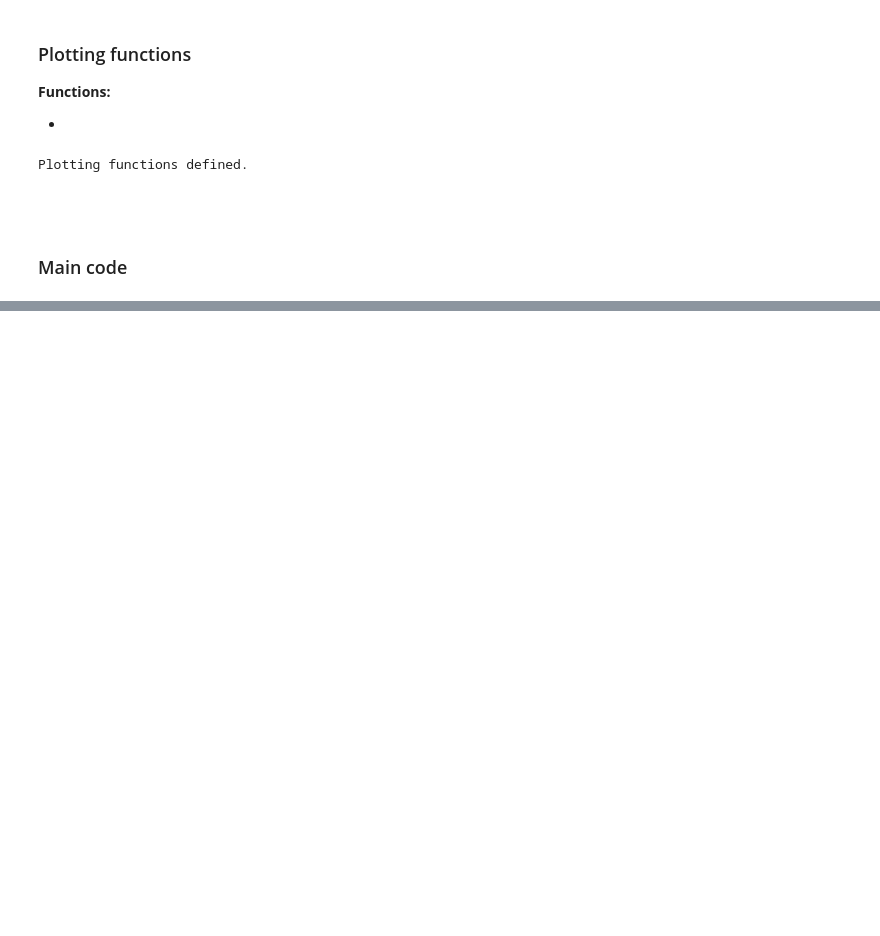
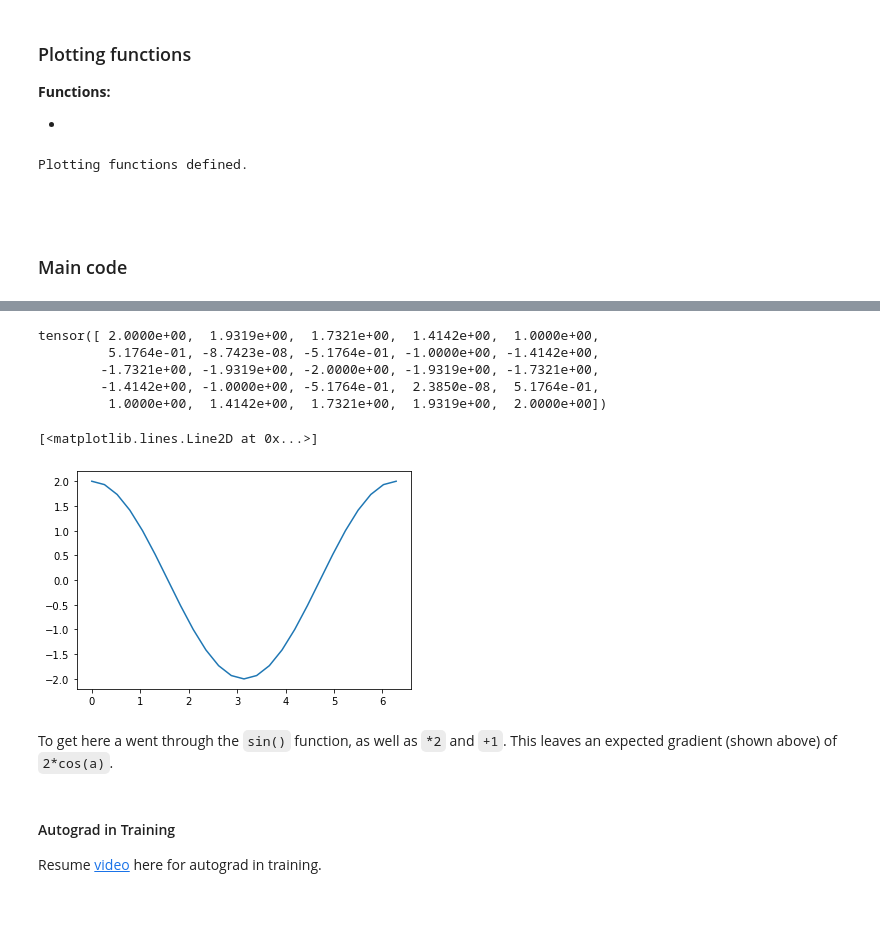
Before and after one commit to el1247/PytorchTesting, a Jupyter notebook: Tutorials/PytorchTestYT3_AutoGrad.ipynb, the cells around one changed output, grey strips where cells are left out. Cells and saved outputs as stored; diff of their text form; code cells hidden in the pictures; blank space fills up the shorter version.

```diff
--- a/Tutorials/PytorchTestYT3_AutoGrad.ipynb
+++ b/Tutorials/PytorchTestYT3_AutoGrad.ipynb
@@ -89,0 +115,6 @@ Plotting functions defined.
+# %%
+c = 2*b
+print(c)
+
+d = c + 1
+print(d)
@@ -89,0 +136,3 @@ Plotting functions defined.
+# %%
+out = d.sum()
+print(out)
@@ -90,2 +164,19 @@ Plotting functions defined.
+# %%
+out.backward()
+print(a.grad)
+plt.plot(a.detach(), a.grad.detach())
+# %% [output]
+tensor([ 2.0000e+00,  1.9319e+00,  1.7321e+00,  1.4142e+00,  1.0000e+00,
+         5.1764e-01, -8.7423e-08, -5.1764e-01, -1.0000e+00, -1.4142e+00,
+        -1.7321e+00, -1.9319e+00, -2.0000e+00, -1.9319e+00, -1.7321e+00,
+        -1.4142e+00, -1.0000e+00, -5.1764e-01,  2.3850e-08,  5.1764e-01,
+         1.0000e+00,  1.4142e+00,  1.7321e+00,  1.9319e+00,  2.0000e+00])
+[<matplotlib.lines.Line2D at 0x...>]
+[figure, added]
+# %% [markdown]
+To get here a went through the `sin()` function, as well as `*2` and `+1`. This leaves an expected gradient (shown above) of `2*cos(a)`.
+# %% [markdown]
+#### Autograd in Training
+Resume [video](https://youtu.be/M0fX15_-xrY?t=318) here for autograd in training.
 # %% [markdown]
 <br>
```
Also changed, not shown: parts of 8 cells of this notebook.
